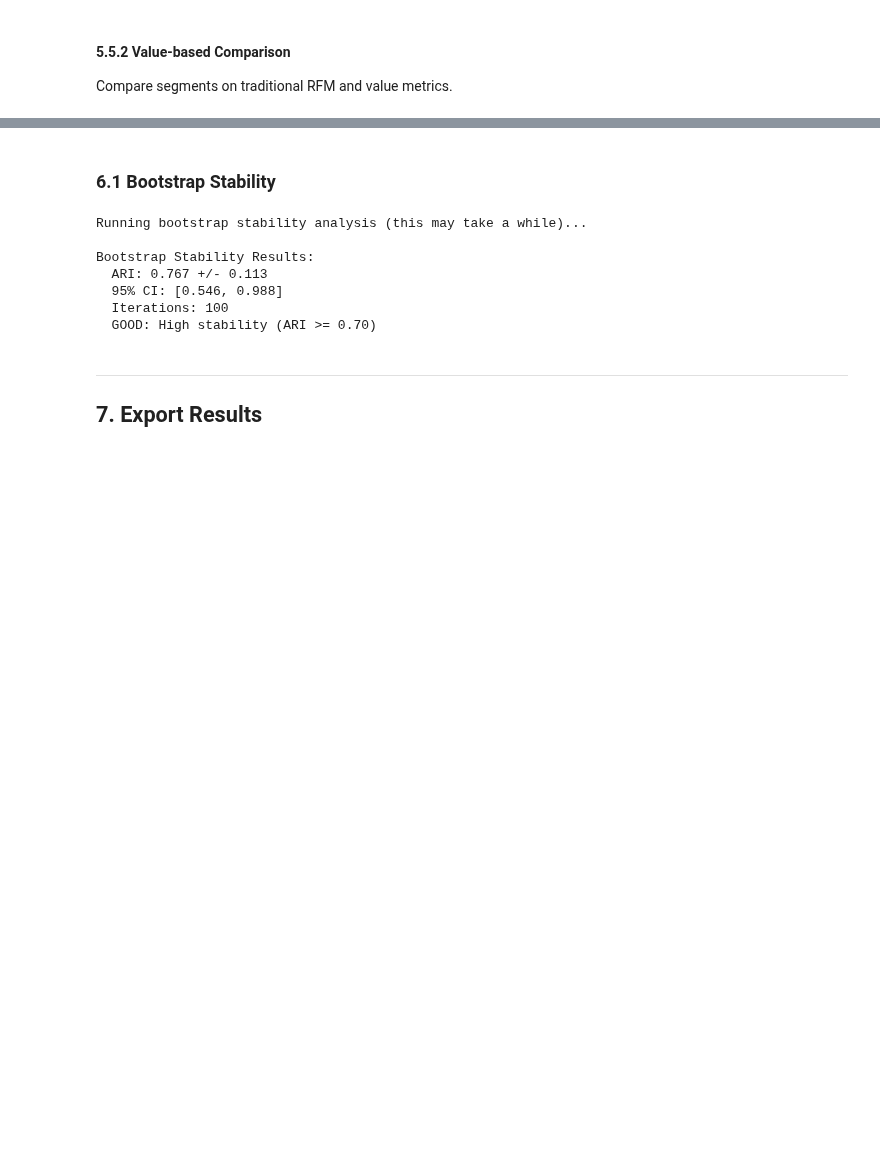
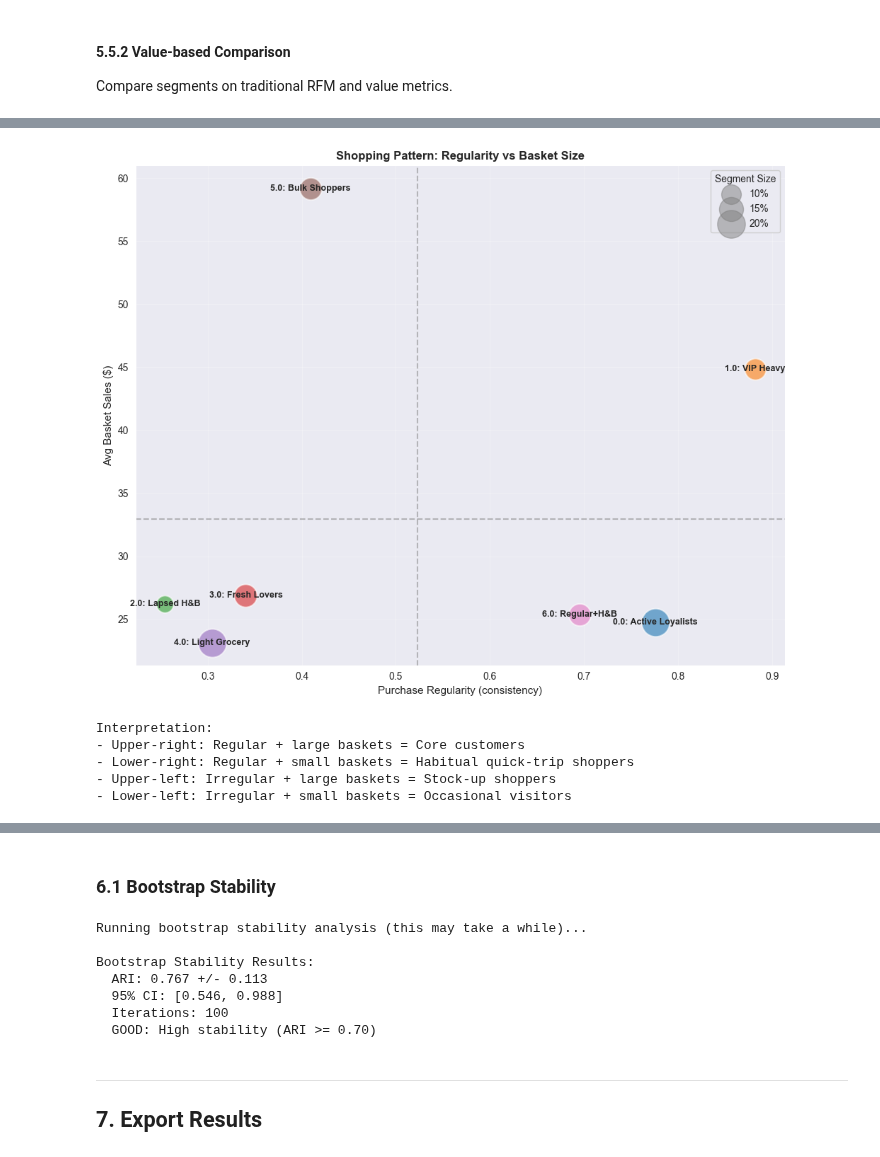
Before and after one commit to tae73/side-projects, a Jupyter notebook: projects/segmentation_dunnhumby/notebook/02_exploratory_segments.ipynb, the cells around one changed output, grey strips where cells are left out. Saved outputs shown, nothing was run; the diff lists cells and outputs as text; code cells hidden in the pictures; blank space fills up the shorter version.

```diff
--- a/projects/segmentation_dunnhumby/notebook/02_exploratory_segments.ipynb
+++ b/projects/segmentation_dunnhumby/notebook/02_exploratory_segments.ipynb
@@ -1306,0 +1366,33 @@ Compare segments on traditional RFM and value metrics.
+# %%
+# Chart E: Regularity vs Average Basket
+# Shopping pattern: consistency vs basket size
+
+fig, ax = plt.subplots(figsize=(10, 8))
+
+plot_cluster_bubble(
+    df=df_segments,
+    x_col='purchase_regularity',
+    y_col='monetary_avg_basket_sales',
+    segment_col='segment',
+    segment_names=SEGMENT_NAMES_DISPLAY,
+    xlabel='Purchase Regularity (consistency)',
+    ylabel='Avg Basket Sales ($)',
+    title='Shopping Pattern: Regularity vs Basket Size',
+    ax=ax,
+    size_scale=4000,
+)
+
+plt.show()
+
+print("Interpretation:")
+print("- Upper-right: Regular + large baskets = Core customers")
+print("- Lower-right: Regular + small baskets = Habitual quick-trip shoppers")
+print("- Upper-left: Irregular + large baskets = Stock-up shoppers")
+print("- Lower-left: Irregular + small baskets = Occasional visitors")
+# %% [output]
+[figure, added]
+Interpretation:
+- Upper-right: Regular + large baskets = Core customers
+- Lower-right: Regular + small baskets = Habitual quick-trip shoppers
+- Upper-left: Irregular + large baskets = Stock-up shoppers
+- Lower-left: Irregular + small baskets = Occasional visitors
```
Also changed, not shown: parts of 11 cells of this notebook.
